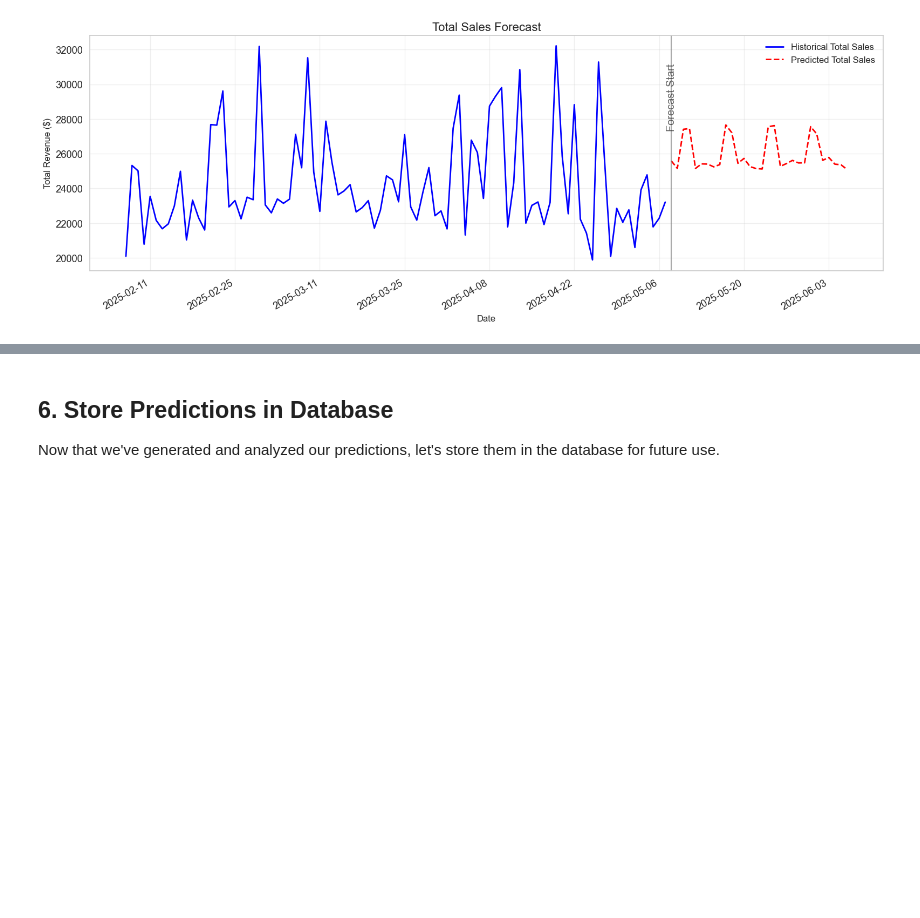
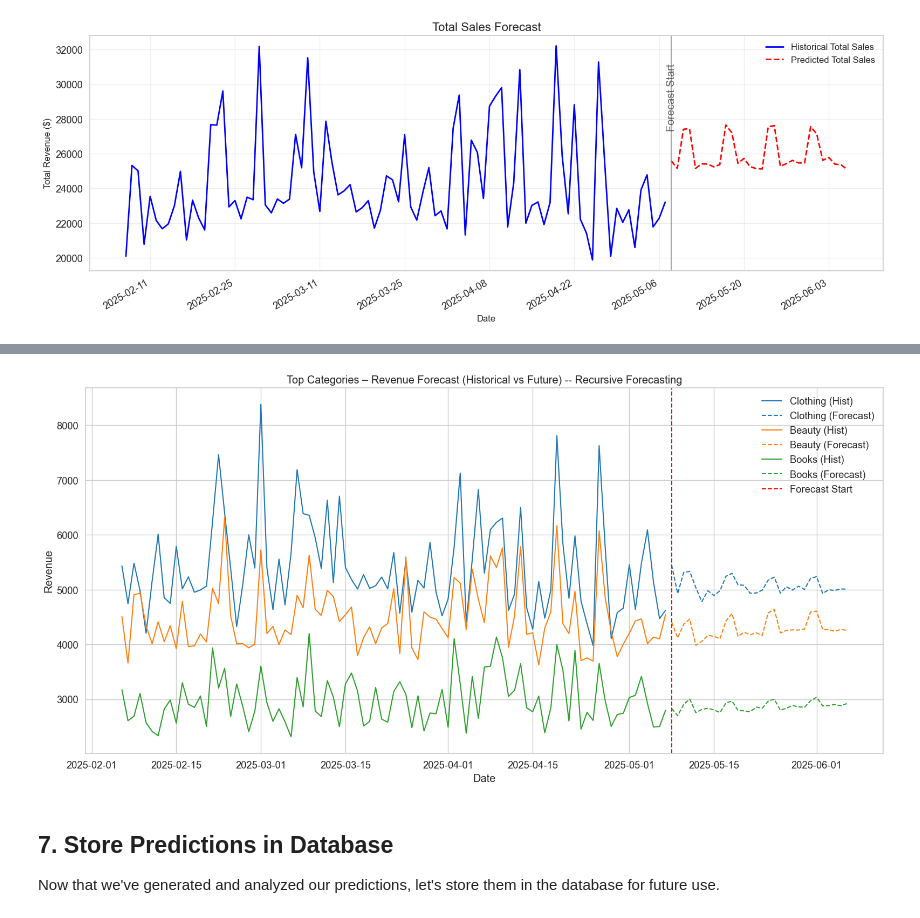
Before and after one commit to pandey-rakesh/quickbooks-forecast, a Jupyter notebook: notebooks/04_future_prediction.ipynb, the cells around one changed output, grey strips where cells are left out. Drawn from its saved outputs; the diff is of its cells as text; code cells hidden in the pictures; blank space fills up the shorter version.

Commit message:
Recursive Forecasting

```diff
--- a/notebooks/04_future_prediction.ipynb
+++ b/notebooks/04_future_prediction.ipynb
@@ -299,5 +371,41 @@ plt.show()
+# %%
+# Historical split
+historical_end = full_data.index.max()
+cutoff_date = historical_end - timedelta(days=90)
+
+# Define color cycle for clarity
+# Assign consistent colors using a color map
+color_map = colormaps.get_cmap('tab10')
+category_colors = {cat: color_map(i) for i, cat in enumerate(top_categories)}
+
+plt.figure(figsize=(16, 8))
+
+for i, cat in enumerate(top_categories):
+    color = category_colors[cat]
+
+    # Historical
+    historical_series = combined_df.loc[cutoff_date:historical_end, cat]
+    plt.plot(historical_series.index, historical_series, label=f"{cat} (Hist)", color=color, linestyle='-')
+
+    # Forecast
+    forecast_series = combined_df.loc[historical_end + timedelta(days=1):, cat]
+    plt.plot(forecast_series.index, forecast_series, label=f"{cat} (Forecast)", color=color, linestyle='--')
+
+# Forecast boundary
+plt.axvline(x=historical_end + timedelta(days=1), color='red', linestyle='--', label='Forecast Start')
+
+# Labels & legend
+plt.title("Top Categories – Revenue Forecast (Historical vs Future) -- Recursive Forecasting")
+plt.xlabel("Date")
+plt.ylabel("Revenue")
+plt.grid(True)
+plt.legend()
+plt.tight_layout()
+plt.show()
+# %% [output]
+[figure, added]
 # %% [markdown]
-## 6. Store Predictions in Database
+## 7. Store Predictions in Database
 
 Now that we've generated and analyzed our predictions, let's store them in the database for future use.
 # %%
```
Also changed, not shown: parts of 2 cells of this notebook, 1 other file.
